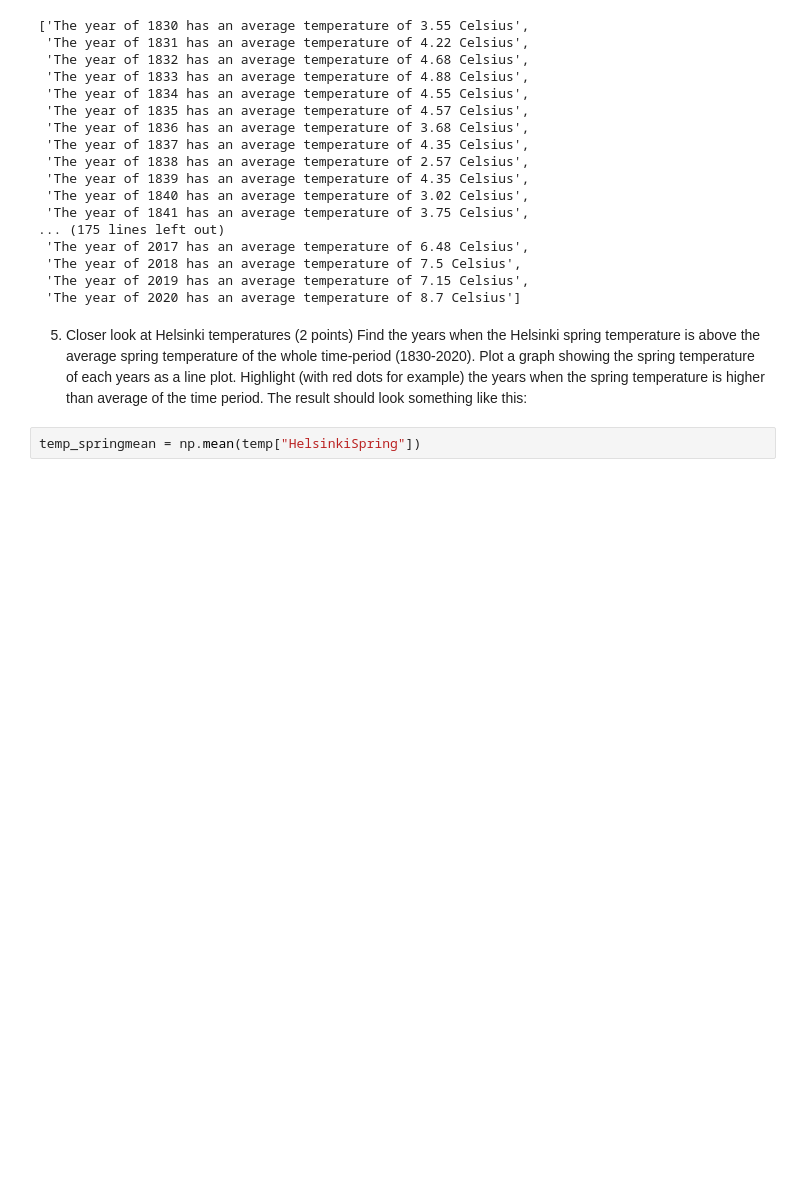
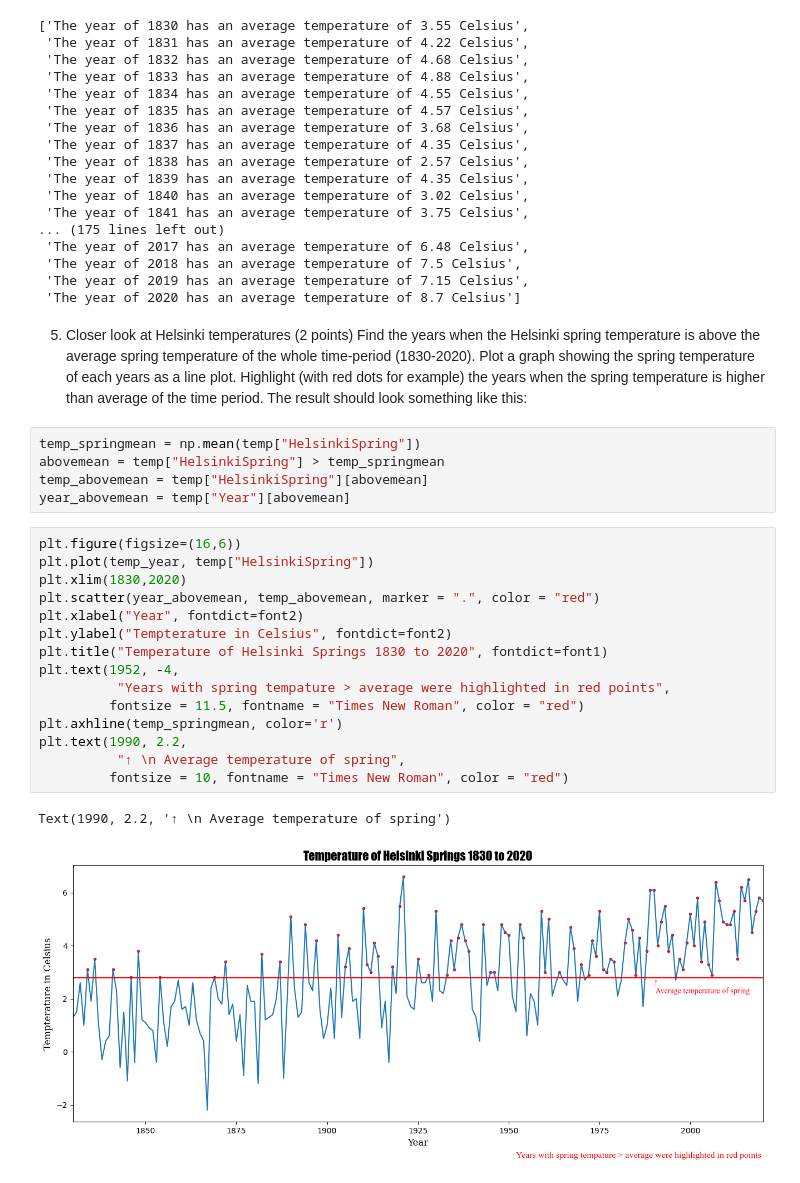
Before and after one commit to rg450318262/2023_courses, a Jupyter notebook: Python/Coursework4.ipynb, the cells around one changed output. Cells and saved outputs as stored; diff of their text form; blank space fills up the shorter version.

```diff
--- a/Python/Coursework4.ipynb
+++ b/Python/Coursework4.ipynb
@@ -127,3 +127,24 @@ temp_yearmean = np.around(temp_yearmean, 2)
 Find the years when the Helsinki spring temperature is above the average spring temperature of the whole time-period (1830-2020). Plot a graph showing the spring temperature of each years as a line plot. Highlight (with red dots for example) the years when the spring temperature is higher than average of the time period. The result should look something like this:
 # %%
 temp_springmean = np.mean(temp["HelsinkiSpring"])
+abovemean = temp["HelsinkiSpring"] > temp_springmean
+temp_abovemean = temp["HelsinkiSpring"][abovemean]
+year_abovemean = temp["Year"][abovemean]
+# %%
+plt.figure(figsize=(16,6))
+plt.plot(temp_year, temp["HelsinkiSpring"])
+plt.xlim(1830,2020)
+plt.scatter(year_abovemean, temp_abovemean, marker = ".", color = "red")
+plt.xlabel("Year", fontdict=font2)
+plt.ylabel("Tempterature in Celsius", fontdict=font2)
+plt.title("Temperature of Helsinki Springs 1830 to 2020", fontdict=font1)
+plt.text(1952, -4,
+          "Years with spring tempature > average were highlighted in red points",
+         fontsize = 11.5, fontname = "Times New Roman", color = "red")
+plt.axhline(temp_springmean, color='r')
+plt.text(1990, 2.2,
+          "↑ \n Average temperature of spring",
+         fontsize = 10, fontname = "Times New Roman", color = "red")
+# %% [output]
+Text(1990, 2.2, '↑ \n Average temperature of spring')
+[figure, added]
```
Also changed, not shown: parts of 7 cells of this notebook, 2 other files.
